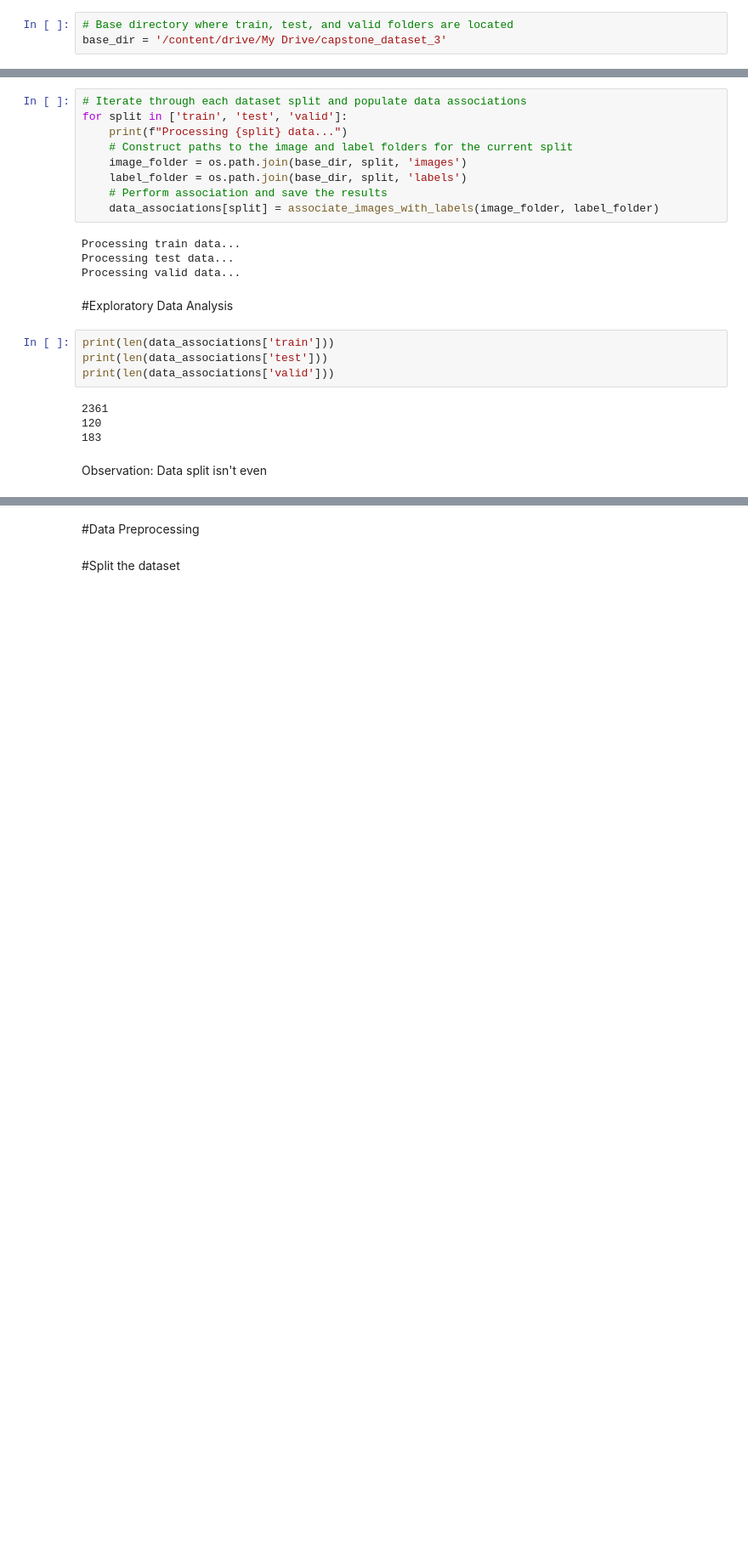
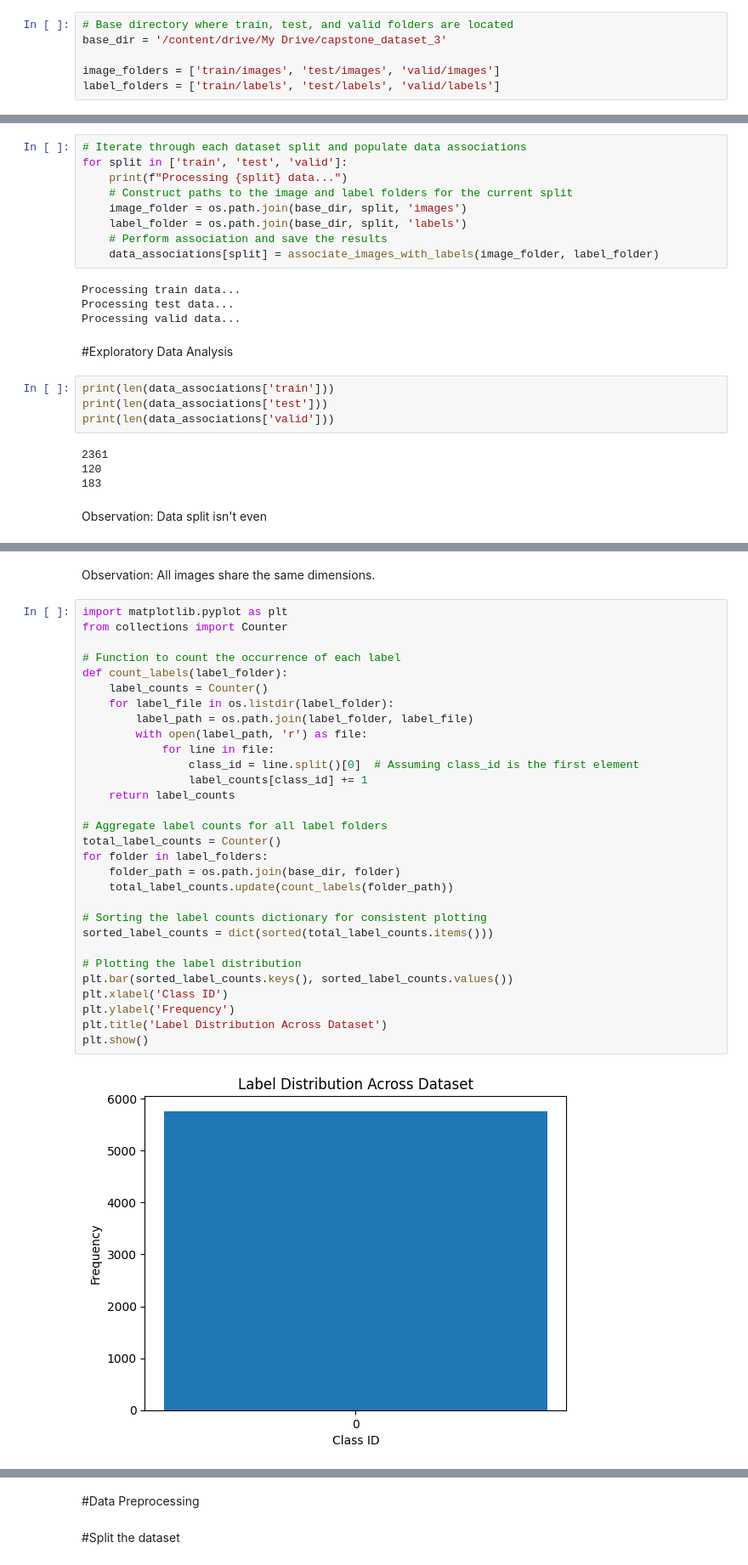
Before and after one commit to ALejandroCh17/Tennis-Ball-Robot, a Jupyter notebook: model2.ipynb, the cells around one changed output, grey strips where cells are left out. Shown at 85% size. Cells and saved outputs as stored; diff of their text form; blank space fills up the shorter version.

```diff
--- a/model2.ipynb
+++ b/model2.ipynb
@@ -16,6 +18,9 @@ import os
 # %%
 # Base directory where train, test, and valid folders are located
 base_dir = '/content/drive/My Drive/capstone_dataset_3'
+
+image_folders = ['train/images', 'test/images', 'valid/images']
+label_folders = ['train/labels', 'test/labels', 'valid/labels']
 # %%
 # Dictionary to hold data associations for each dataset split
 data_associations = {
@@ -67,0 +108,34 @@ Observation: Data split isn't even
+# %% [markdown]
+Observation: All images share the same dimensions.
+# %%
+import matplotlib.pyplot as plt
+from collections import Counter
+
+# Function to count the occurrence of each label
+def count_labels(label_folder):
+    label_counts = Counter()
+    for label_file in os.listdir(label_folder):
+        label_path = os.path.join(label_folder, label_file)
+        with open(label_path, 'r') as file:
+            for line in file:
+                class_id = line.split()[0]  # Assuming class_id is the first element
+                label_counts[class_id] += 1
+    return label_counts
+
+# Aggregate label counts for all label folders
+total_label_counts = Counter()
+for folder in label_folders:
+    folder_path = os.path.join(base_dir, folder)
+    total_label_counts.update(count_labels(folder_path))
+
+# Sorting the label counts dictionary for consistent plotting
+sorted_label_counts = dict(sorted(total_label_counts.items()))
+
+# Plotting the label distribution
+plt.bar(sorted_label_counts.keys(), sorted_label_counts.values())
+plt.xlabel('Class ID')
+plt.ylabel('Frequency')
+plt.title('Label Distribution Across Dataset')
+plt.show()
+# %% [output]
+[figure, added]
```
Also changed, not shown: parts of 17 cells of this notebook.
